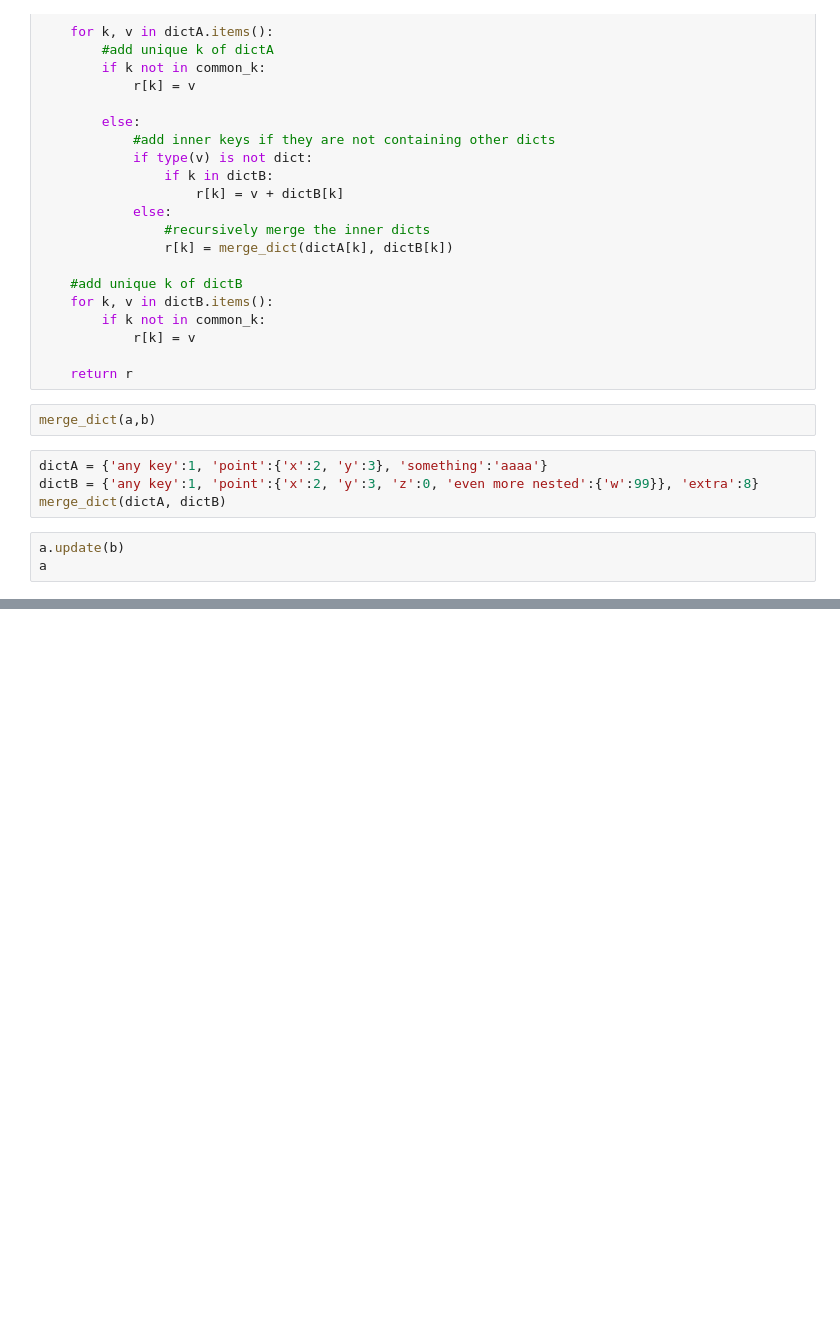
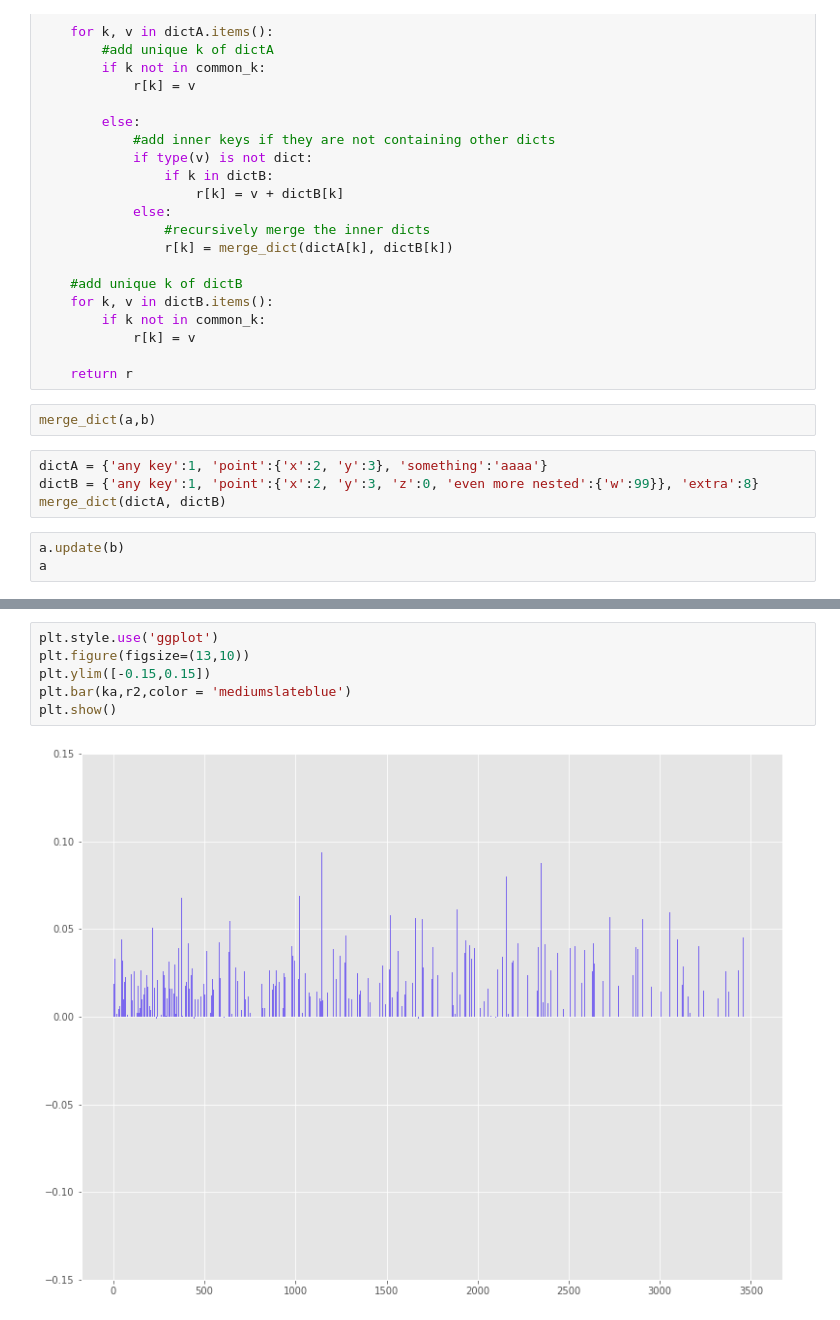
Before and after one commit to 25shmeckles/alefuncs, a Jupyter notebook: sketchbook.ipynb, the cells around one changed output, grey strips where cells are left out. Saved outputs shown, nothing was run; the diff lists cells and outputs as text; blank space fills up the shorter version.

```diff
--- a/sketchbook.ipynb
+++ b/sketchbook.ipynb
@@ -330,0 +647,8 @@ data.head()
+# %%
+plt.style.use('ggplot')
+plt.figure(figsize=(13,10))
+plt.ylim([-0.15,0.15])
+plt.bar(ka,r2,color = 'mediumslateblue')
+plt.show()
+# %% [output]
+[figure, added]
```
Also changed, not shown: parts of 16 cells of this notebook, 1 other file.
